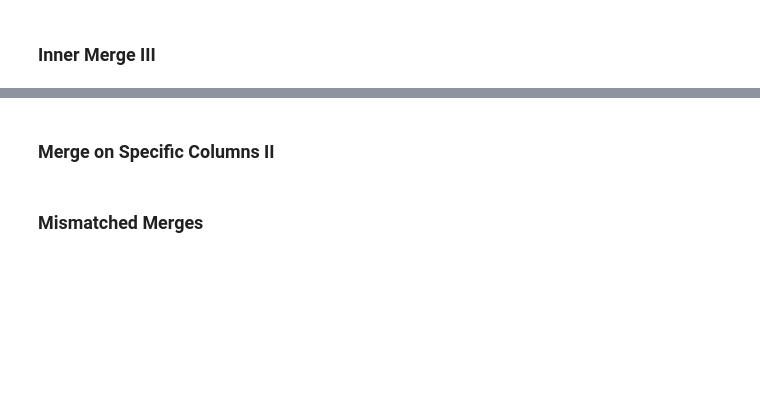
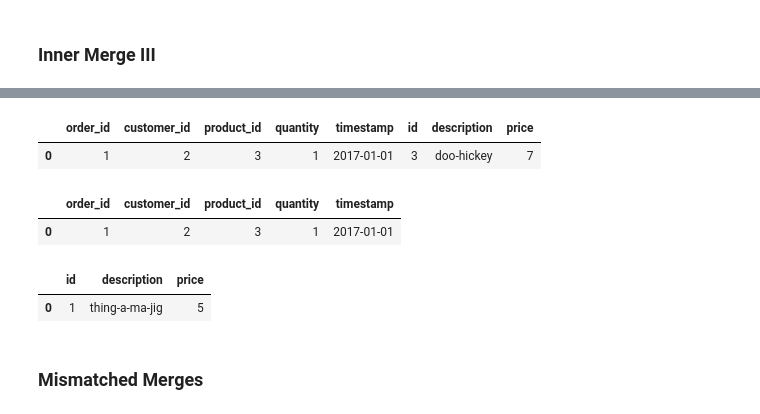
Before and after one commit to JonAbaroa/PANDAS, a Jupyter notebook: Codeacademy_3_Learn_Data_Analysis_with_Pandas.ipynb, the cells around one changed output, grey strips where cells are left out. Saved outputs shown, nothing was run; the diff lists cells and outputs as text; code cells hidden in the pictures; blank space fills up the shorter version.

```diff
--- a/Codeacademy_3_Learn_Data_Analysis_with_Pandas.ipynb
+++ b/Codeacademy_3_Learn_Data_Analysis_with_Pandas.ipynb
@@ -77,13 +180,16 @@ results = all_data[(all_data.revenue > all_data.target) & (all_data.women > all_
 # %%
-import codecademylib
 import pandas as pd
 
-orders = pd.read_csv('orders.csv')
+orders2 = pd.read_csv('orders2.csv')
+products2 = pd.read_csv('products2.csv')
 
-products = pd.read_csv('products.csv')
+# Use left_on and right_on to merge orders and products
+orders_products = pd.merge(
+	orders2,
+	products2,
+	left_on = 'product_id',
+	right_on = 'id',
+	suffixes = ['_orders', '_products']
+)
 
-orders_products = pd.merge(
-	orders,
-	products.rename(columns={'id':'product_id'})
-)
 print(orders_products)
@@ -90,22 +208,18 @@ print(orders_products)
-# %% [markdown]
-### **Merge on Specific Columns II**
-# %%
-import codecademylib
-import pandas as pd
-
-orders = pd.read_csv('orders.csv')
-products = pd.read_csv('products.csv')
-
-# Use left_on and right_on to merge orders and products
-orders_products = pd.merge(
-	orders,
-	products,
-	left_on = 'product_id',
-	right_on = 'id',
-	suffixes = ['_orders', '_products']
-)
-
-print(orders_products)
+# %%
+orders_products.head(1)
+# %% [output]
+|  | order_id | customer_id | product_id | quantity | timestamp | id | description | price |
+| 0 | 1 | 2 | 3 | 1 | 2017-01-01 | 3 | doo-hickey | 7 |
+# %%
+orders2.head(1)
+# %% [output]
+|  | order_id | customer_id | product_id | quantity | timestamp |
+| 0 | 1 | 2 | 3 | 1 | 2017-01-01 |
+# %%
+products2.head(1)
+# %% [output]
+|  | id | description | price |
+| 0 | 1 | thing-a-ma-jig | 5 |
 # %% [markdown]
 ### **Mismatched Merges**
 # %%
```
Also changed, not shown: parts of 41 cells of this notebook.
